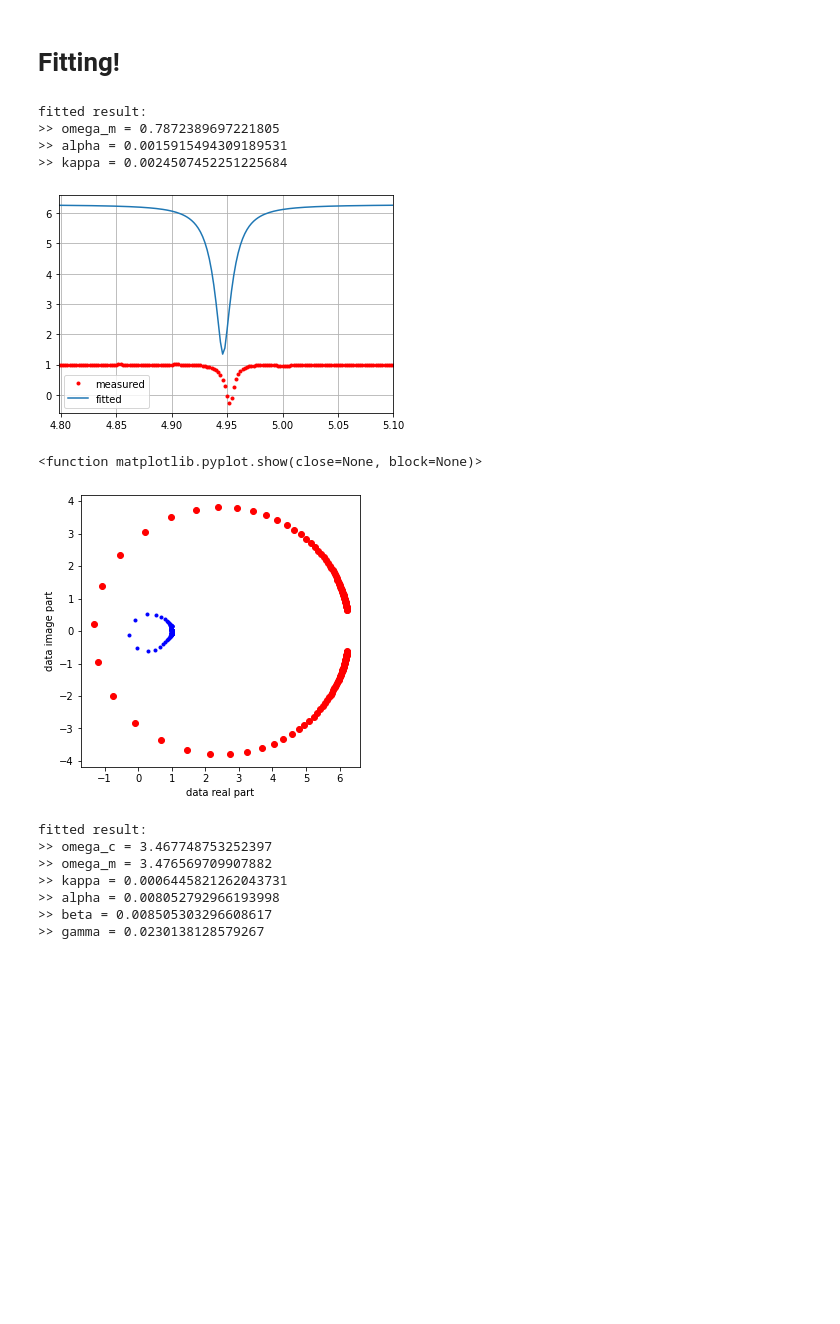
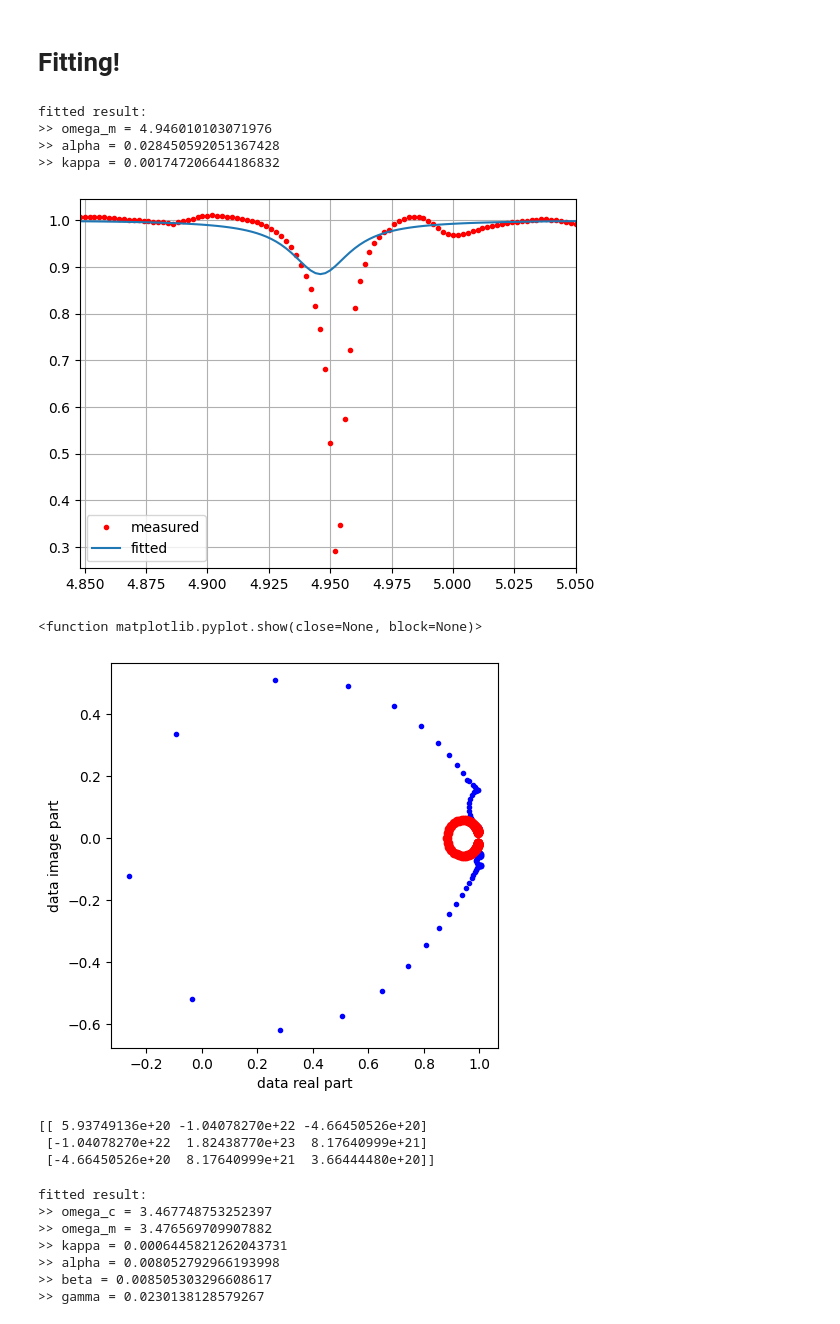
Before and after one commit to Nick1467/Mirror, a Jupyter notebook: quick_scale.ipynb, the cells around one changed output. Drawn from its saved outputs; the diff is of its cells as text; code cells hidden in the pictures; blank space fills up the shorter version.

```diff
--- a/quick_scale.ipynb
+++ b/quick_scale.ipynb
@@ -71,7 +71,7 @@ def get_fslice(info, frange):
                  int( (frange[1] - f0) // step + 1)) , frq
 
 
-screen , frq= get_fslice(info, [4.8e+9,5.1e+9])  #3.5e+9,6e+9
+screen , frq= get_fslice(info, [4.85e+9,5.05e+9])  #3.5e+9,6e+9
 trace_no = 100
 
 #screen = slice(None)
@@ -91,7 +91,7 @@ extent = [ -2, 2, min(frq[screen]/1e+9), max(frq[screen]/1e+9)]
 
 fig, ax = plt.subplots(figsize=(6, 4))
 #plt.imshow(abs(data_0), cmap='coolwarm', aspect='auto',)
-im = ax.imshow(abs(data[:,trace_no-2:trace_no+3 ])[screen], cmap='coolwarm', aspect='auto', extent = extent)
+im = ax.imshow(abs(data[:,trace_no-10:trace_no+10 ])[screen], cmap='coolwarm', aspect='auto', extent = extent)
 plt.colorbar(im).set_label(info['VNA - trace'] )
 
 plt.xlabel('current /mA')
@@ -136,64 +158,71 @@ trace_no = 100
 
 def s11( omega, omega_m, alpha, kappa):
     Gamma = (alpha + kappa )/ 2
-    s11 =( 1 - (kappa / (Gamma - 1j*(omega - omega_m))))*2*np.pi
-    return np.hstack([np.real(s11), np.imag(s11)])
+    s11 =( 1 - (kappa / (Gamma - 1j*(omega - omega_m))))
+    return np.hstack([s11.real, s11.imag])
 
-f_used, s11_used = frq[screen]/1e+9,( data[:,trace_no: trace_no+1][screen]).ravel()
+f_used, s11_used = frq[screen]/1e+9,( data[:,trace_no: trace_no+1][screen])
 param_names = list(inspect.signature(s11).parameters.keys())[1:]
-mix = np.hstack([np.real(s11_used), np.imag(s11_used)])
+mix = np.hstack([(s11_used[:,0]).real, (s11_used[:,0]).imag])
 
-strpts = np.array([4.95, 0.005, 0.005]) # starting points
+strpts = np.array([4.95, 0.004, 0.006])# starting points
+
 coeffs, cov = curve_fit(
     s11,
     f_used,
     mix,
-    strpts,
-    bounds= ([3, 0, 0.0000001], [6, 0.01, 1])
+    p0=strpts,
+    maxfev = 1500
     )
 #omega_c1, omega_m1, kappa1, gamma1, c1  = coeffs
 
 print('fitted result:')
 for name, value in zip(param_names, coeffs):
-    print(f">> {name} = {value/(2*pi)}")
+    print(f">> {name} = {value}")
 
 #y_pred = abs_s21(f_used, *coeffs)
 #R2 = r2_score(s21_measured, y_pred)
 #print(f'with R-squared value R^2 = {R2:.4f}')
 
 s11_fit = s11(f_used, *coeffs)
-midpoint = s11_fit.shape[-1]//2
+midpoint = s11_fit.shape[-1] // 2
 
 real_part = s11_fit[:midpoint]
 imag_part = s11_fit[midpoint:]
 
 sum = real_part + 1j*imag_part
 
 
-plt.plot(f_used, s11_used, 'r .', label='measured')
+plt.plot(f_used, abs(s11_used), 'r .', label='measured')
 plt.plot(f_used, abs(sum), label='fitted')
 plt.xlim(np.min(f_used), np.max(f_used))
 #plt.title(f'Trace Fitting tr.{trace_no}')
 plt.legend()
 plt.grid()
 plt.savefig('fitting_result.png', dpi =300)
 plt.show()
 
 plt.figure(figsize=(5,5))
 plt.plot(np.real(data[:, trace_no:trace_no+1])[screen], np.imag(data[:, trace_no:trace_no+1])[screen],'b.')
 plt.plot(np.real(sum), np.imag(sum),'ro')
 plt.xlabel('data real part')
 plt.ylabel('data image part')
 plt.title
 plt.show
 # %% [output]
 fitted result:
->> omega_m = 0.7872389697221805
->> alpha = 0.0015915494309189531
->> kappa = 0.0024507452251225684
+>> omega_m = 4.946010103071976
+>> alpha = 0.028450592051367428
+>> kappa = 0.001747206644186832
-[figure, old version]
+[figure, new version]
 <function matplotlib.pyplot.show(close=None, block=None)>
-[figure, old version]
+[figure, new version]
+# %%
+print(cov)
+# %% [output]
+[[ 5.93749136e+20 -1.04078270e+22 -4.66450526e+20]
+ [-1.04078270e+22  1.82438770e+23  8.17640999e+21]
+ [-4.66450526e+20  8.17640999e+21  3.66444480e+20]]
 # %%
 import numpy as np
 from scipy.optimize import curve_fit
```
Also changed, not shown: parts of 6 cells of this notebook, 2 other files.
